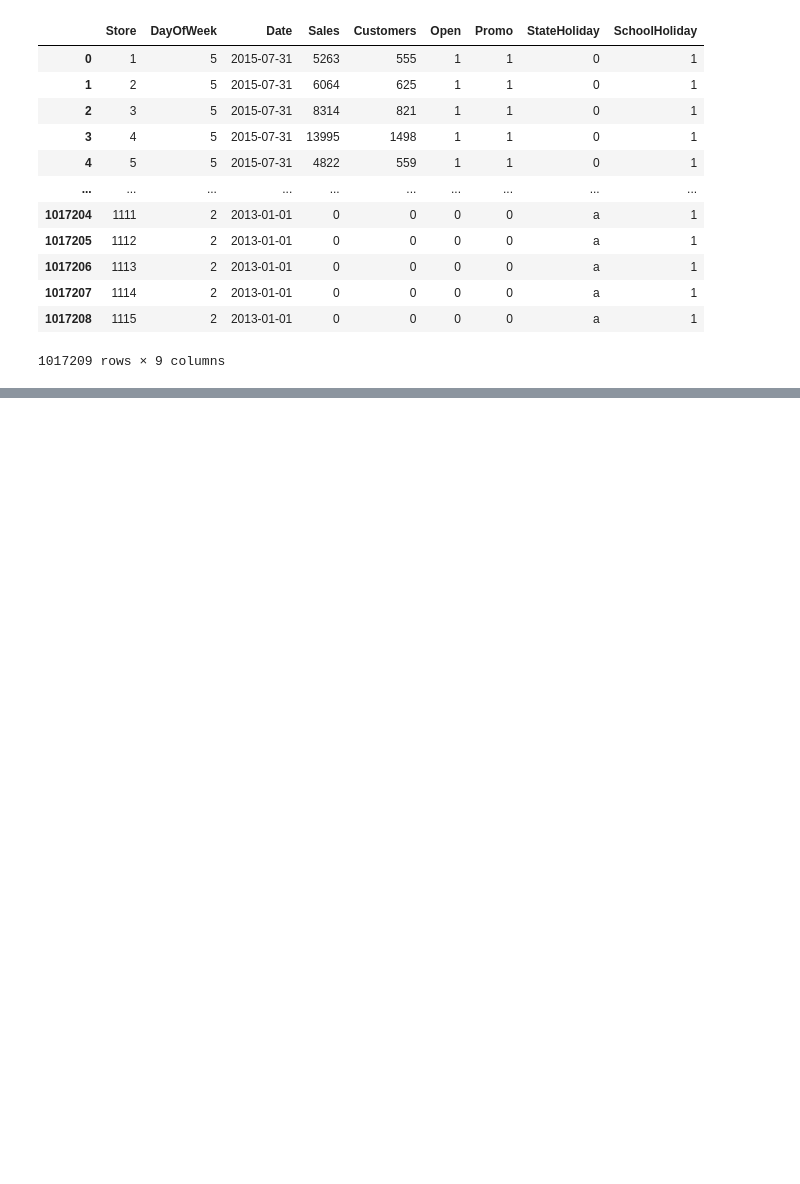
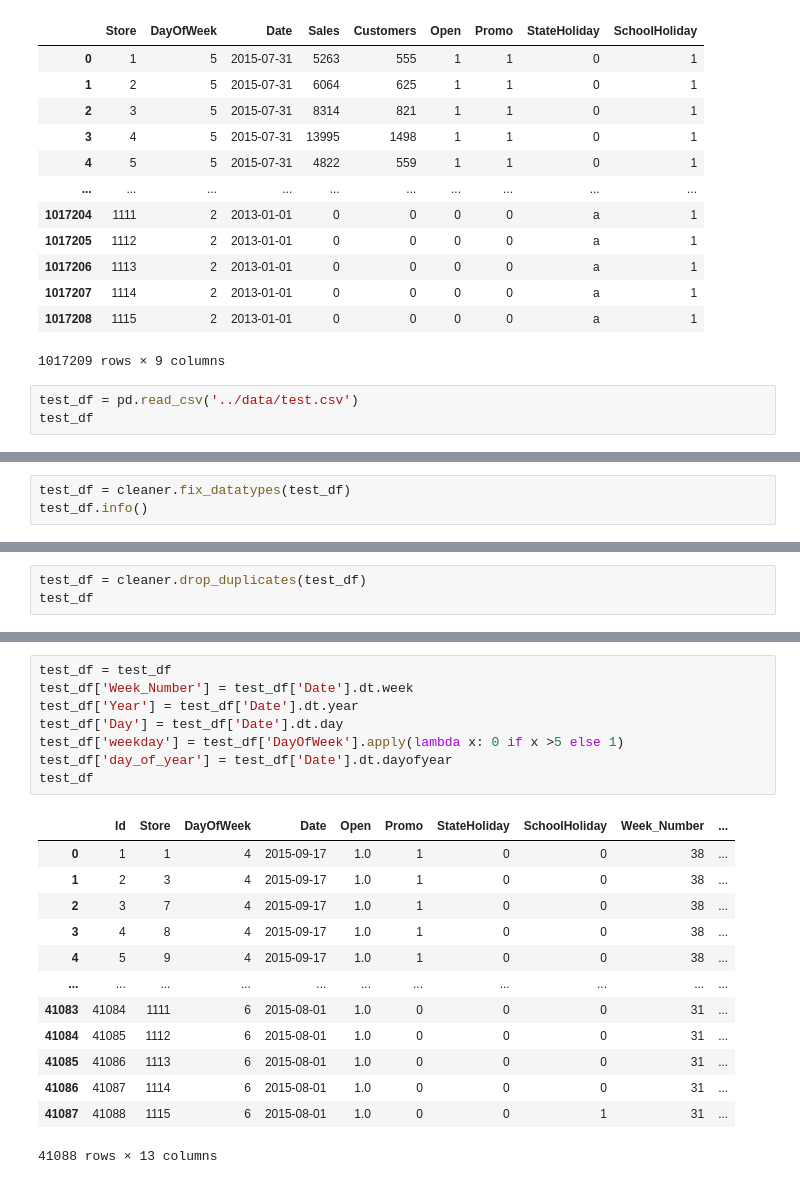
Before and after one commit to tesfayealex/Pharmaceutical-Sales-prediction, a Jupyter notebook: notebooks/EDA.ipynb, the cells around one changed output, grey strips where cells are left out. Cells and saved outputs as stored; diff of their text form; blank space fills up the shorter version.

Commit message:
clean test data and begin feature extraction

```diff
--- a/notebooks/EDA.ipynb
+++ b/notebooks/EDA.ipynb
@@ -241,3 +241,6 @@ train_df
 | 1017207 | 1114 | 2 | 2013-01-01 | 0 | 0 | 0 | 0 | a | 1 |
 | 1017208 | 1115 | 2 | 2013-01-01 | 0 | 0 | 0 | 0 | a | 1 |
 1017209 rows × 9 columns
+# %%
+test_df = pd.read_csv('../data/test.csv')
+test_df
@@ -243,0 +283,3 @@ train_df
+# %%
+test_df = cleaner.fix_datatypes(test_df)
+test_df.info()
@@ -243,0 +302,3 @@ train_df
+# %%
+test_df = cleaner.drop_duplicates(test_df)
+test_df
@@ -243,0 +333,22 @@ train_df
+# %%
+test_df = test_df
+test_df['Week_Number'] = test_df['Date'].dt.week
+test_df['Year'] = test_df['Date'].dt.year
+test_df['Day'] = test_df['Date'].dt.day
+test_df['weekday'] = test_df['DayOfWeek'].apply(lambda x: 0 if x >5 else 1)
+test_df['day_of_year'] = test_df['Date'].dt.dayofyear
+test_df
+# %% [output]
+|  | Id | Store | DayOfWeek | Date | Open | Promo | StateHoliday | SchoolHoliday | Week_Number | ... |
+| 0 | 1 | 1 | 4 | 2015-09-17 | 1.0 | 1 | 0 | 0 | 38 | ... |
+| 1 | 2 | 3 | 4 | 2015-09-17 | 1.0 | 1 | 0 | 0 | 38 | ... |
+| 2 | 3 | 7 | 4 | 2015-09-17 | 1.0 | 1 | 0 | 0 | 38 | ... |
+| 3 | 4 | 8 | 4 | 2015-09-17 | 1.0 | 1 | 0 | 0 | 38 | ... |
+| 4 | 5 | 9 | 4 | 2015-09-17 | 1.0 | 1 | 0 | 0 | 38 | ... |
+| ... | ... | ... | ... | ... | ... | ... | ... | ... | ... | ... |
+| 41083 | 41084 | 1111 | 6 | 2015-08-01 | 1.0 | 0 | 0 | 0 | 31 | ... |
+| 41084 | 41085 | 1112 | 6 | 2015-08-01 | 1.0 | 0 | 0 | 0 | 31 | ... |
+| 41085 | 41086 | 1113 | 6 | 2015-08-01 | 1.0 | 0 | 0 | 0 | 31 | ... |
+| 41086 | 41087 | 1114 | 6 | 2015-08-01 | 1.0 | 0 | 0 | 0 | 31 | ... |
+| 41087 | 41088 | 1115 | 6 | 2015-08-01 | 1.0 | 0 | 0 | 1 | 31 | ... |
+41088 rows × 13 columns
```
Also changed, not shown: parts of 7 cells of this notebook.
